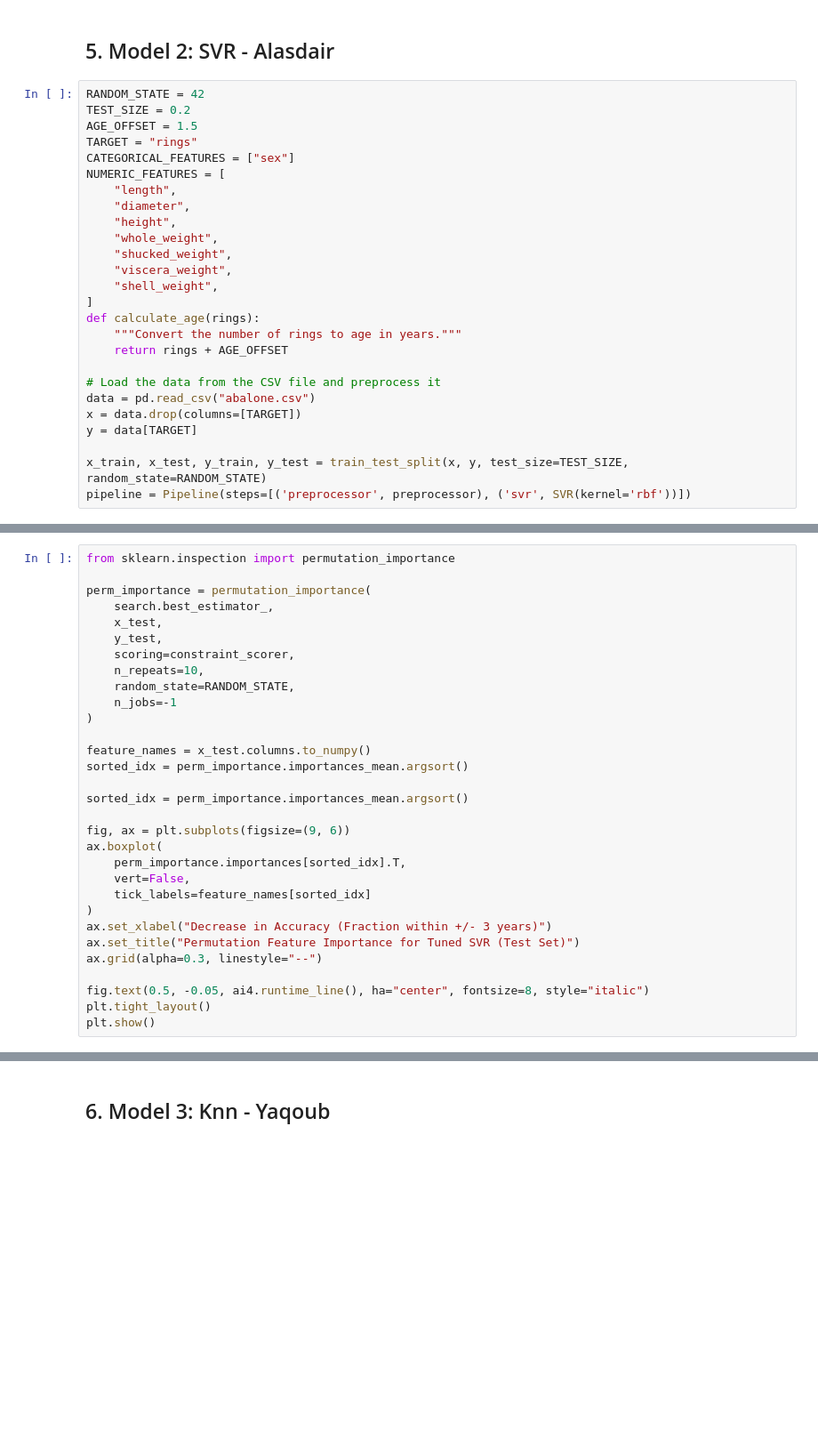
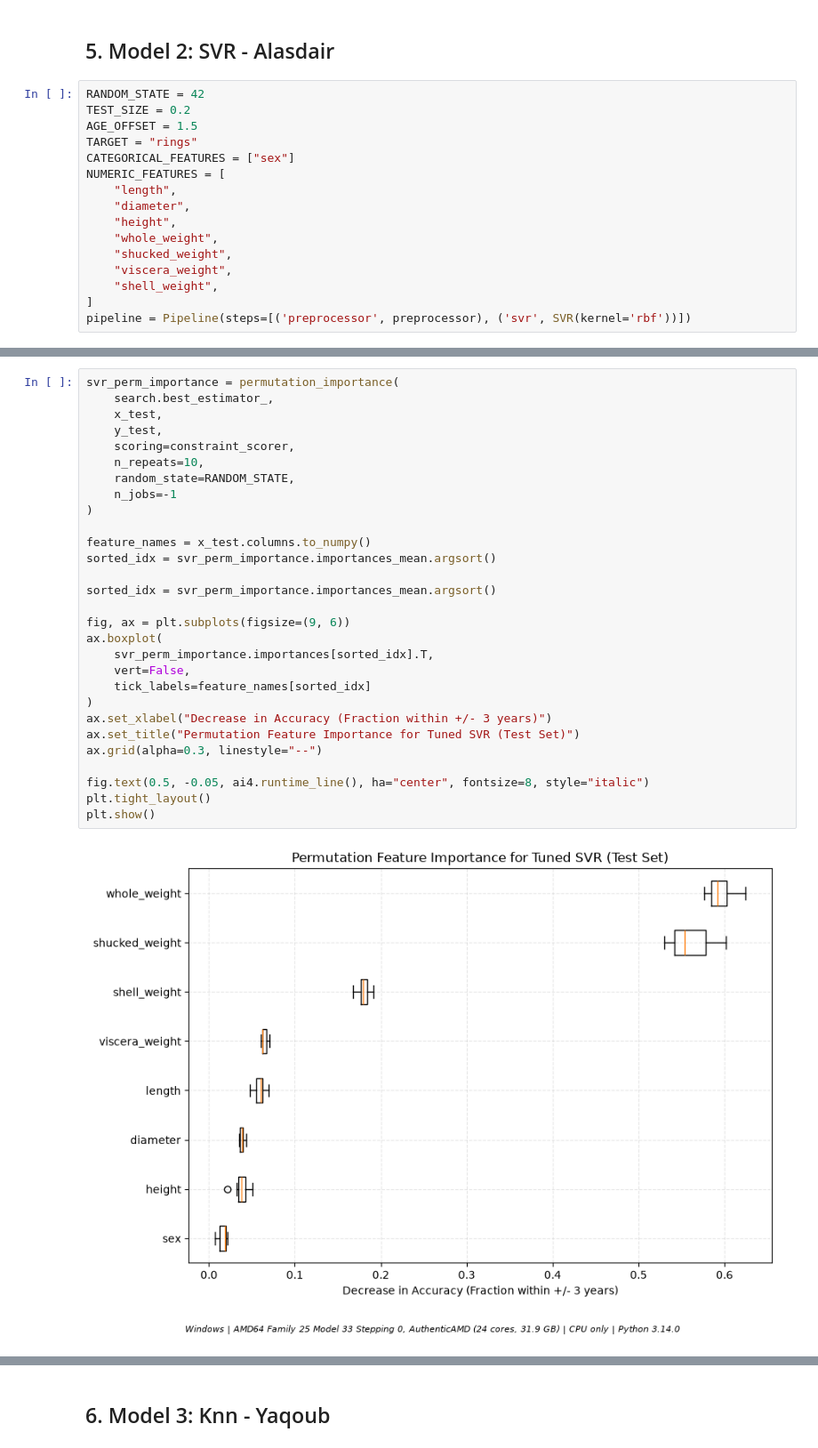
Before and after one commit to alasdair-morrison/CW2_Team_Project, a Jupyter notebook: ENG4200_CW2_notebook_ABA_B.ipynb, the cells around one changed output, grey strips where cells are left out. Shown at 89% size. Saved outputs shown, nothing was run; the diff lists cells and outputs as text; blank space fills up the shorter version.

```diff
--- a/ENG4200_CW2_notebook_ABA_B.ipynb
+++ b/ENG4200_CW2_notebook_ABA_B.ipynb
@@ -283,16 +288,6 @@ NUMERIC_FEATURES = [
     "viscera_weight",
     "shell_weight",
 ]
-def calculate_age(rings):
-    """Convert the number of rings to age in years."""
-    return rings + AGE_OFFSET
-
-# Load the data from the CSV file and preprocess it
-data = pd.read_csv("abalone.csv")
-x = data.drop(columns=[TARGET])
-y = data[TARGET]
-
-x_train, x_test, y_train, y_test = train_test_split(x, y, test_size=TEST_SIZE, random_state=RANDOM_STATE)
 pipeline = Pipeline(steps=[('preprocessor', preprocessor), ('svr', SVR(kernel='rbf'))])
 # %%
 c_values = np.logspace(-3, 3, 7)
@@ -349,34 +354,34 @@ for parameter, value in search.best_params_.items():
 # %%
-from sklearn.inspection import permutation_importance
-
-perm_importance = permutation_importance(
+svr_perm_importance = permutation_importance(
     search.best_estimator_,
     x_test,
     y_test,
     scoring=constraint_scorer,
     n_repeats=10,
     random_state=RANDOM_STATE,
     n_jobs=-1
 )
 
 feature_names = x_test.columns.to_numpy()
-sorted_idx = perm_importance.importances_mean.argsort()
+sorted_idx = svr_perm_importance.importances_mean.argsort()
 
-sorted_idx = perm_importance.importances_mean.argsort()
+sorted_idx = svr_perm_importance.importances_mean.argsort()
 
 fig, ax = plt.subplots(figsize=(9, 6))
 ax.boxplot(
-    perm_importance.importances[sorted_idx].T,
+    svr_perm_importance.importances[sorted_idx].T,
     vert=False,
     tick_labels=feature_names[sorted_idx]
 )
 ax.set_xlabel("Decrease in Accuracy (Fraction within +/- 3 years)")
 ax.set_title("Permutation Feature Importance for Tuned SVR (Test Set)")
 ax.grid(alpha=0.3, linestyle="--")
 
 fig.text(0.5, -0.05, ai4.runtime_line(), ha="center", fontsize=8, style="italic")
 plt.tight_layout()
 plt.show()
+# %% [output]
+[figure, added]
 # %%
 from sklearn.metrics import mean_absolute_error, root_mean_squared_error
 
```
Also changed, not shown: parts of 19 cells of this notebook, 2 other files.
